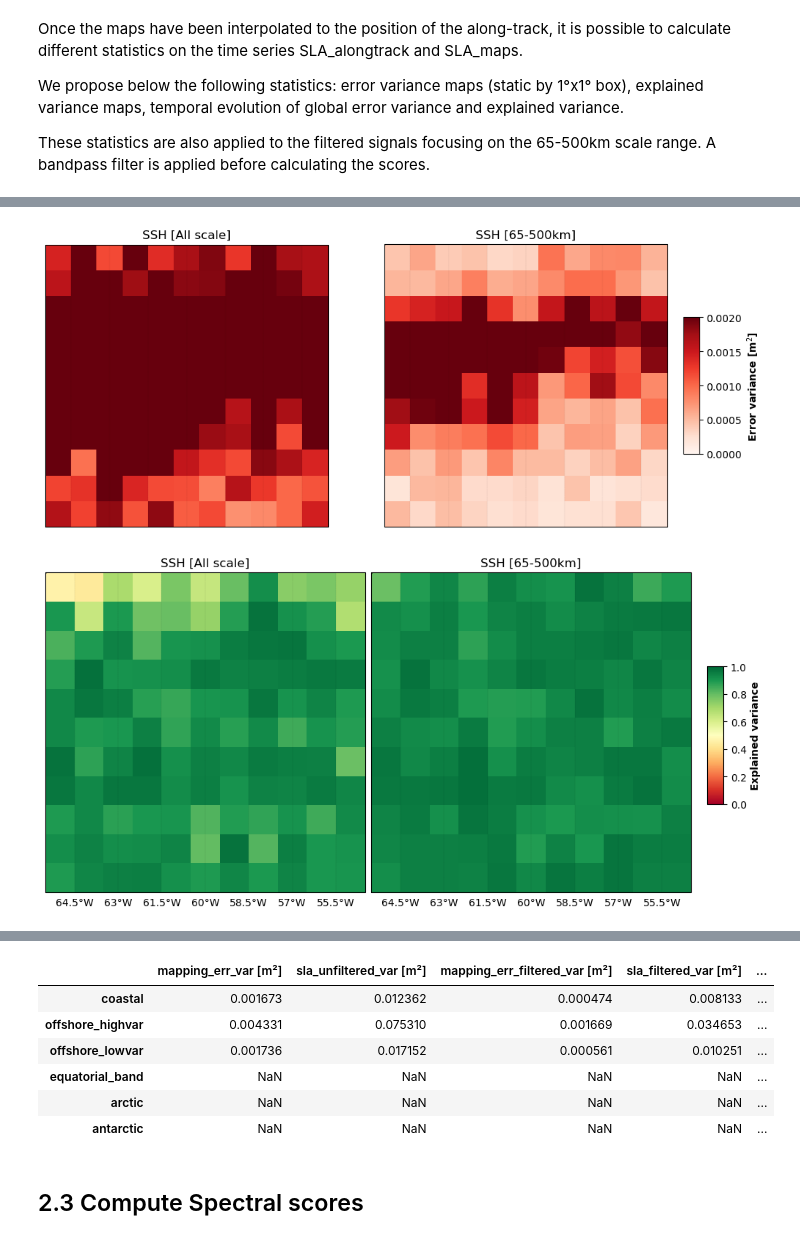
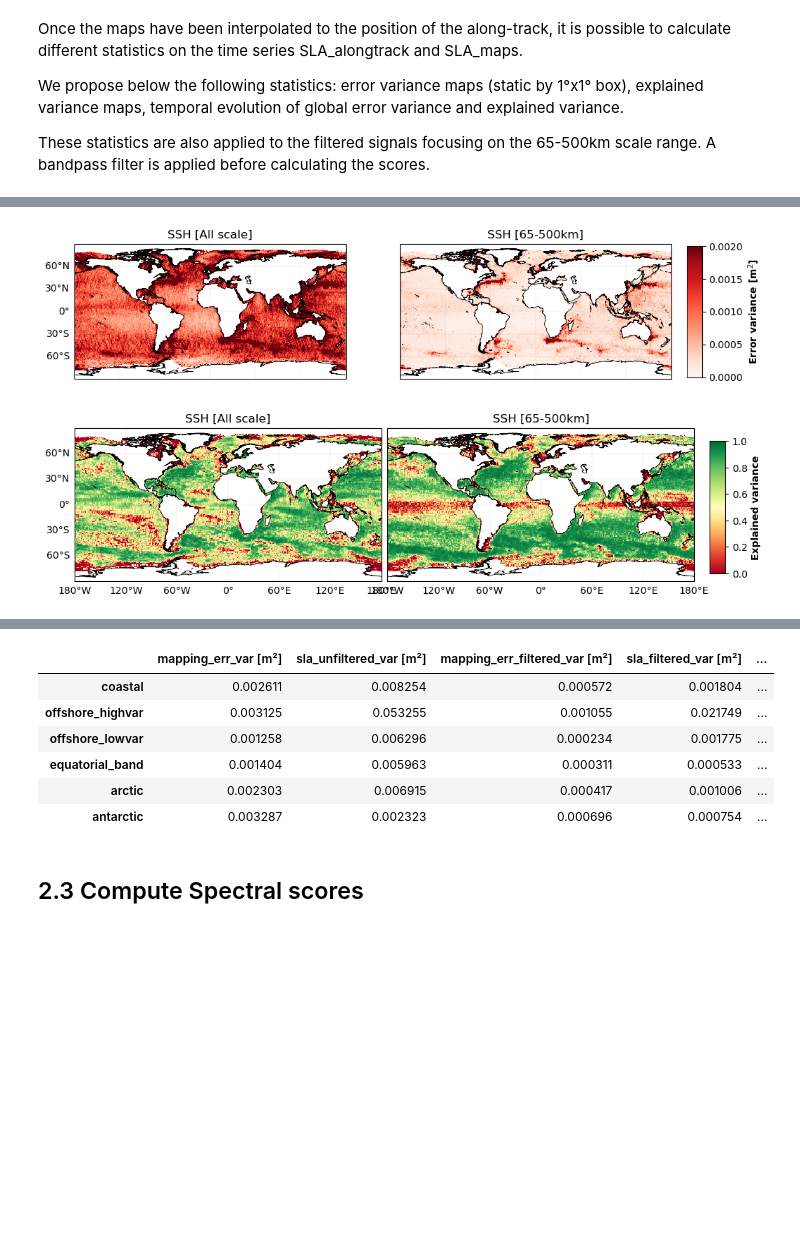
Before and after one commit to ocean-data-challenges/2023a_SSH_mapping_OSE, a Jupyter notebook: docs/source/gallery/ssh_scores_DUACS_geos_GS.ipynb, the cells around one changed output, grey strips where cells are left out. Drawn from its saved outputs; the diff is of its cells as text; code cells hidden in the pictures; blank space fills up the shorter version.

```diff
--- a/docs/source/gallery/ssh_scores_DUACS_geos_GS.ipynb
+++ b/docs/source/gallery/ssh_scores_DUACS_geos_GS.ipynb
@@ -61,21 +62,11 @@ time_min = '2019-01-01'                                        # time min for an
 time_max = '2019-12-31'                                        # time max for analysis
 output_dir = '../results'                                      # output directory path
 os.system(f'mkdir -p {output_dir}')
-
-# Gulf Stream region
-region = 'GS'
-lon_min = 295                                          # domain min longitude
-lon_max = 305                                          # domain max longitude
-lat_min = 33.                                          # domain min latitude
-lat_max = 43.                                          # domain max latitude
-box_lonlat_GS = {'lon_min':lon_min,'lon_max':lon_max,'lat_min':lat_min,'lat_max':lat_max}
-
 method_name = 'DUACS'
-
-stat_output_filename = f'{output_dir}/stat_sla_duacs_geos_GS.nc'  # output statistical analysis filename
+stat_output_filename = f'{output_dir}/stat_sla_duacs_geos.nc'  # output statistical analysis filename
 lambda_min = 65.                                               # minimun spatial scale in kilometer to consider on the filtered signal
 lambda_max = 500.                                              # maximum spatial scale in kilometer to consider on the filtered signal
-psd_output_filename = f'{output_dir}/psd_sla_duacs_geos_GS.nc'    # output spectral analysis filename
+psd_output_filename = f'{output_dir}/psd_sla_duacs_geos.nc'    # output spectral analysis filename
 segment_lenght = 1000.                                         # spectral parameer: along-track segment lenght in kilometer to consider in the spectral analysis
 # %% [markdown]
 <div class="alert alert-info" role="alert">
@@ -289,12 +280,12 @@ compute_stat_scores(ds_interp, lambda_min, lambda_max, stat_output_filename,meth
 # %%
 # Plot gridded stats
 # Hvplot
 # plot_stat_score_map(stat_output_filename)
 # Matplotlib
-plot_stat_score_map_png(stat_output_filename,region=region,box_lonlat=box_lonlat_GS)
+plot_stat_score_map_png(stat_output_filename)
 # %% [output]
-[figure, old version]
+[figure, new version]
-[figure, old version]
+[figure, new version]
 # %%
 plot_stat_score_timeseries(stat_output_filename)
 # %% [output]
@@ -303,12 +294,12 @@ plot_stat_score_timeseries(stat_output_filename)
 plot_stat_by_regimes(stat_output_filename)
 # %% [output]
 |  | mapping_err_var [m²] | sla_unfiltered_var [m²] | mapping_err_filtered_var [m²] | sla_filtered_var [m²] | ... |
-| coastal | 0.001673 | 0.012362 | 0.000474 | 0.008133 | ... |
-| offshore_highvar | 0.004331 | 0.075310 | 0.001669 | 0.034653 | ... |
-| offshore_lowvar | 0.001736 | 0.017152 | 0.000561 | 0.010251 | ... |
-| equatorial_band | NaN | NaN | NaN | NaN | ... |
-| arctic | NaN | NaN | NaN | NaN | ... |
-| antarctic | NaN | NaN | NaN | NaN | ... |
+| coastal | 0.002611 | 0.008254 | 0.000572 | 0.001804 | ... |
+| offshore_highvar | 0.003125 | 0.053255 | 0.001055 | 0.021749 | ... |
+| offshore_lowvar | 0.001258 | 0.006296 | 0.000234 | 0.001775 | ... |
+| equatorial_band | 0.001404 | 0.005963 | 0.000311 | 0.000533 | ... |
+| arctic | 0.002303 | 0.006915 | 0.000417 | 0.001006 | ... |
+| antarctic | 0.003287 | 0.002323 | 0.000696 | 0.000754 | ... |
 # %% [markdown]
 ## 2.3 Compute Spectral scores
 # %%
```
Also changed, not shown: parts of 7 cells of this notebook, 42 other files.
